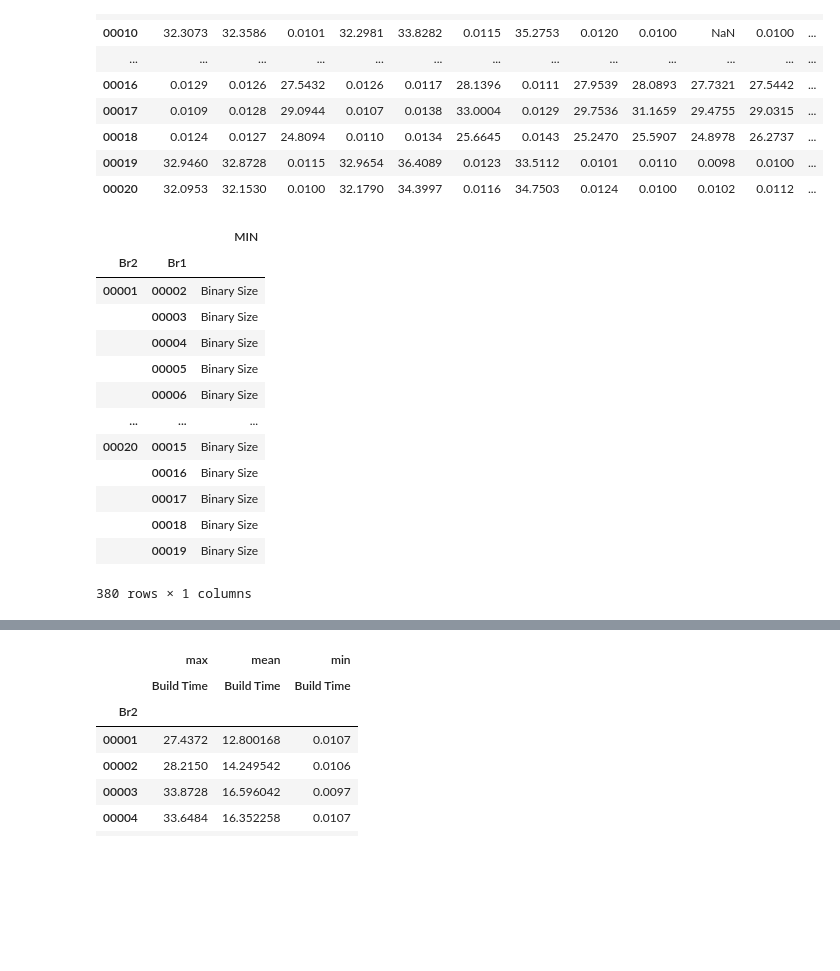
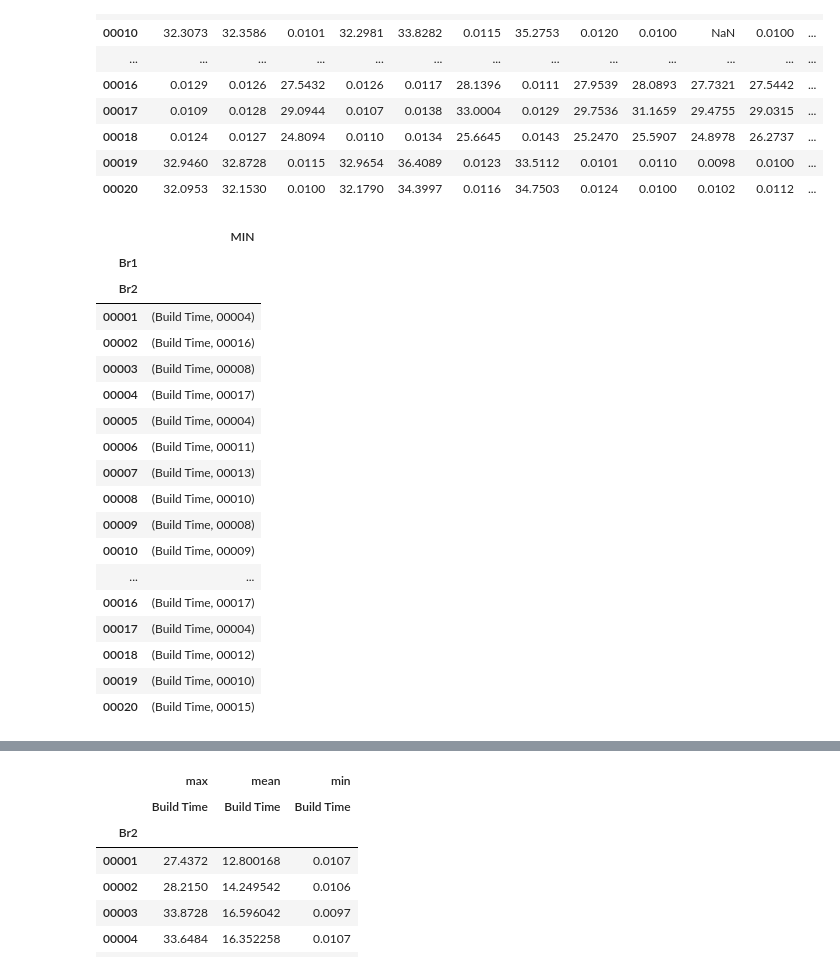
Before and after one commit to ternava/Incremental-build, a Jupyter notebook: notebooks/incremental_build_time.ipynb, the cells around one changed output, grey strips where cells are left out. Saved outputs shown, nothing was run; the diff lists cells and outputs as text; code cells hidden in the pictures; blank space fills up the shorter version.

Commit message:
improved the calculatio of build time

```diff
--- a/notebooks/incremental_build_time.ipynb
+++ b/notebooks/incremental_build_time.ipynb
@@ -55,11 +55,11 @@ dx
 # A detailed view of each incremental build time after clean build configurations
 # Columns: clean build
 # Rows: Incremental build
-opt2 = df.pivot_table(index = ["Br2"],
+opt = df.pivot_table(index = ["Br2"],
                     columns="Br1",
                     values=["Build Time"])
 #opt2.unstack()
-opt2
+opt
 # %% [output]
 |  | Build Time |  |  |  |  |  |  |  |  |  |  | ... |
 | Br1 | 00001 | 00002 | 00003 | 00004 | 00005 | 00006 | 00007 | 00008 | 00009 | 00010 | 00011 | ... |
@@ -83,24 +83,29 @@ opt2
 # %%
 # The order or configurations that provide the minimum incremental build time.
 
-opt2['MIN'] = opt2.apply( lambda x: opt2.columns[x == x.min()][0], axis=1)
-opt2 = opt2[['MIN']]
+opt['MIN'] = opt.apply( lambda x: opt.columns[x == x.min()][0], axis=1)
+opt2 = opt[['MIN']]
 opt2
 # %% [output]
-|  |  | MIN |
-| Br2 | Br1 |  |
-| 00001 | 00002 | Binary Size |
-|  | 00003 | Binary Size |
-|  | 00004 | Binary Size |
-|  | 00005 | Binary Size |
-|  | 00006 | Binary Size |
-| ... | ... | ... |
-| 00020 | 00015 | Binary Size |
-|  | 00016 | Binary Size |
-|  | 00017 | Binary Size |
-|  | 00018 | Binary Size |
-|  | 00019 | Binary Size |
+|  | MIN |
+| Br1 |  |
+| Br2 |  |
+| 00001 | (Build Time, 00004) |
+| 00002 | (Build Time, 00016) |
+| 00003 | (Build Time, 00008) |
+| 00004 | (Build Time, 00017) |
+| 00005 | (Build Time, 00004) |
+| 00006 | (Build Time, 00011) |
+| 00007 | (Build Time, 00013) |
+| 00008 | (Build Time, 00010) |
+| 00009 | (Build Time, 00008) |
+| 00010 | (Build Time, 00009) |
+| ... | ... |
+| 00016 | (Build Time, 00017) |
+| 00017 | (Build Time, 00004) |
+| 00018 | (Build Time, 00012) |
+| 00019 | (Build Time, 00010) |
+| 00020 | (Build Time, 00015) |
-380 rows × 1 columns
 # %%
 # A detailed view of each executable's binary size after incremebtal build configurations
 # Columns: clean build
```
Also changed, not shown: parts of 3 cells of this notebook, 9 other files.
